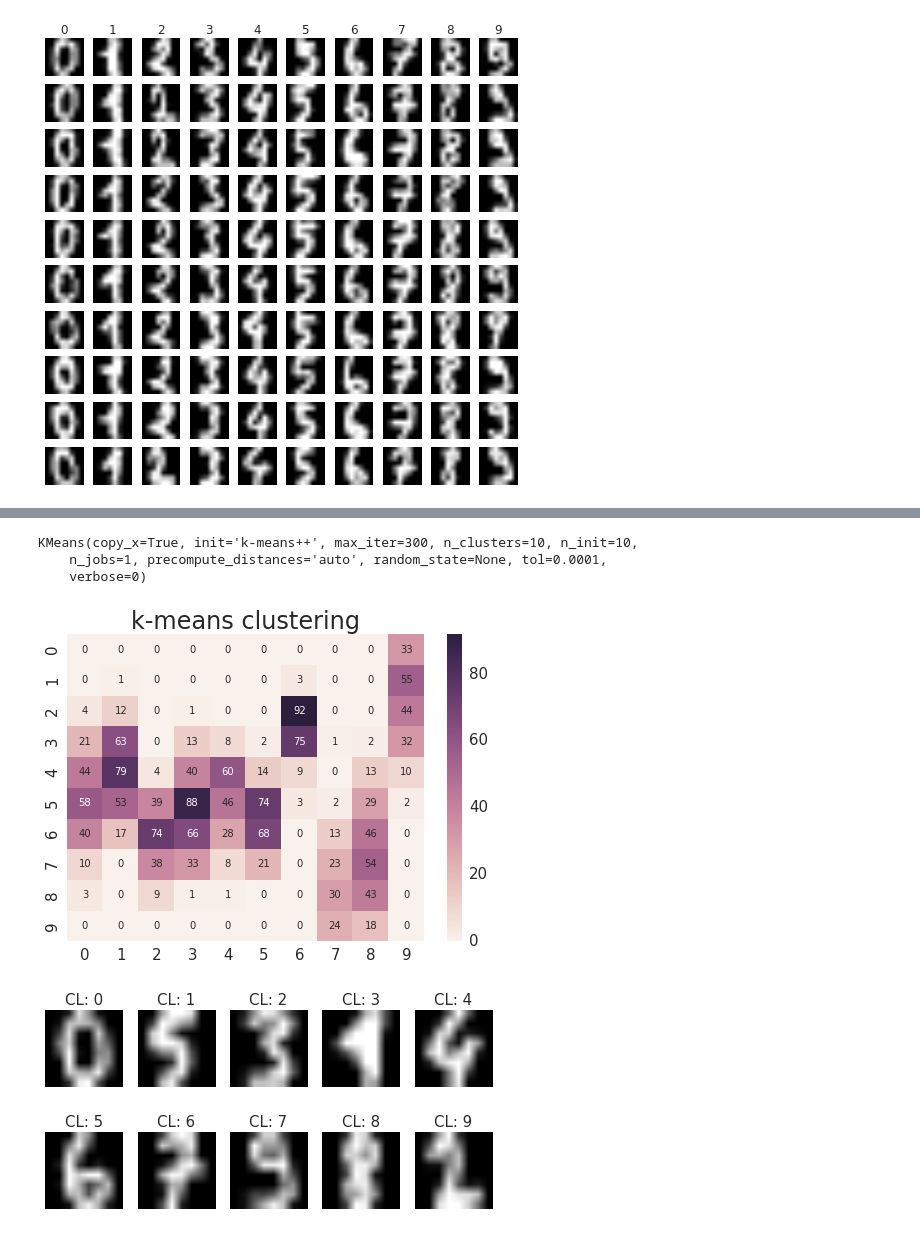
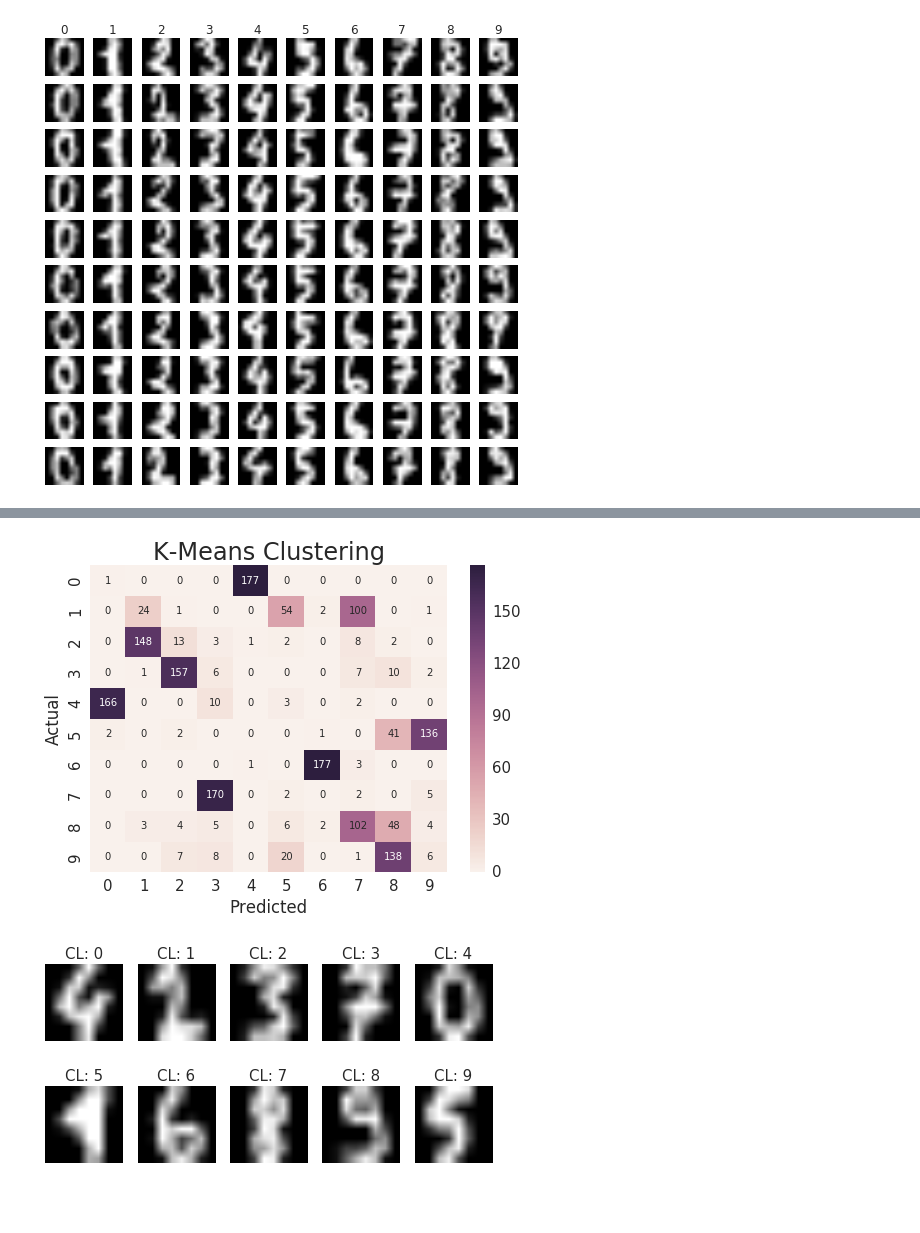
Before and after one commit to lcdm-uiuc/info490-sp16, a Jupyter notebook: Week5/notebooks/intro2cluster.ipynb, the cells around one changed output, grey strips where cells are left out. Saved outputs shown, nothing was run; the diff lists cells and outputs as text; code cells hidden in the pictures; blank space fills up the shorter version.

```diff
--- a/Week5/notebooks/intro2cluster.ipynb
+++ b/Week5/notebooks/intro2cluster.ipynb
@@ -125,20 +139,24 @@ y_pred = k_means.predict(x)
 # %%
 # Now we compare the cluster assignments to the real classes.
 
+# Two sets of colors, can modify these to ensure colors match between known and predicted clusters.
 clr = [sns.xkcd_rgb["pale red"], sns.xkcd_rgb["denim blue"], sns.xkcd_rgb["medium green"]]
 pclr = [sns.xkcd_rgb["medium green"], sns.xkcd_rgb["pale red"], sns.xkcd_rgb["denim blue"]]
 
+# Label data
 lbls = ['Setosa', 'Versicolor', 'Virginica']
 plbls = ['Class 0', 'Class 1', 'Class 2']
-
 cols = ['PCA1', 'PCA2', 'Species']
 
 # Data
 dt = pd.DataFrame(data, columns = cols)
+
 # Predicted Clusters
 pc = pd.DataFrame(np.concatenate((x, y_pred.reshape((150, 1))), axis=1), columns = cols)
 
-fig, ax = plt.subplots(figsize=(10, 10))
+# Now make the plot (Reuse code from helper functions)
+sns.set(font_scale=2.0)
+fig, ax = plt.subplots(figsize=(12, 10))
 
 for idx in range(3):
 
@@ -150,10 +168,12 @@ for idx in range(3):
 
 ax.set_xlim(-4.2, 4.6)
 ax.set_ylim(-1.8, 1.6)
+
 ax.set_xlabel('PCA 1')
 ax.set_ylabel('PCA 2')
 ax.set_title('Iris Data')
-ax.legend(bbox_to_anchor=(0.8, 1), loc=2)
+ax.legend(bbox_to_anchor=(1.0, 1), loc=2)
 
 sns.despine(offset=5, trim=True)
+sns.set(font_scale=1.0)
 # %% [output]
@@ -194,23 +213,27 @@ But in more complex data,
 # %%
-sns.set(style="ticks", font_scale=2.0)
-
 from sklearn.cluster import DBSCAN
 
+# Apply DBSCAN
 db = DBSCAN(eps=0.5, metric='euclidean', min_samples=10)
 db.fit(x)
 
+# Get cluster labels and assign plotting colors/labels.
 dblbls = set(db.labels_)
 dbclrs = sns.hls_palette(len(dblbls))
 dbcls = ['Class {0}'.format(idx) if idx >= 0 else 'Noise' for idx in dblbls]
 
 pc = pd.DataFrame(np.concatenate((x, db.labels_.reshape((150, 1))), axis=1), columns = cols)
 
-fig, ax = plt.subplots(figsize=(10, 10))
+# Make plot
+sns.set(font_scale=2.0)
+fig, ax = plt.subplots(figsize=(12, 10))
 
+# Plot three known clusters
 for idx in range(3):
     tmp_df = dt[dt['Species'] == idx]
     ax.scatter(tmp_df['PCA1'], tmp_df['PCA2'], color=clr[idx], label=lbls[idx], alpha=0.2, s=180)
 
+# Plot DBSCAN clusters (and noise)
 for idx in list(dblbls):
     tmp_pdf = pc[pc['Species'] == idx]
     ax.scatter(tmp_pdf['PCA1'], tmp_pdf['PCA2'], color=dbclrs[idx], label=dbcls[idx], alpha=1, s=30)
@@ -220,7 +243,7 @@ ax.set_ylim(-1.8, 1.6)
 ax.set_xlabel('PCA 1')
 ax.set_ylabel('PCA 2')
 ax.set_title('Iris Data')
-ax.legend(bbox_to_anchor=(0.8, 1), loc=2)
+ax.legend(bbox_to_anchor=(1, 1), loc=2)
 
 sns.despine(offset=5, trim=True)
 sns.set(font_scale=1.0)
@@ -283,30 +318,24 @@ score, the classification report, and the confusion matrix.
 # Principal Component Analysis
 from sklearn.decomposition import PCA
 
-# Testing parameters
-ncps = 25
-
-# Compute PCA for digit data
-pca = PCA(n_components=ncps, copy=True)
+# Compute PCA for digit data and transform
+pca = PCA(n_components=25, copy=True)
 data = pca.fit_transform(x)
 
-# We build our model assuming three clusters
+# We build our model assuming ten clusters
 k_means = KMeans(n_clusters=10, n_init=10)
 
-# We fit our data to assign classes
-k_means.fit(data)
+# We fit and transform our data to assign classes
+ft_data = k_means.fit_transform(data)
-# %% [output]
-KMeans(copy_x=True, init='k-means++', max_iter=300, n_clusters=10, n_init=10,
-    n_jobs=1, precompute_distances='auto', random_state=None, tol=0.0001,
-    verbose=0)
 # %%
 from helper_code import mlplots as mlp
 
-l_test = data[:, 2]
+l_test = y
 l_pred = k_means.predict(data)
-mlp.confusion(l_test, l_pred, range(10), 10, 'k-means clustering')
+
+mlp.confusion(l_test, l_pred, range(10), 10, 'K-Means Clustering')
 # %% [output]
-[figure, old version]
+[figure, new version]
 # %%
 sns.set(font_scale=1.25)
 fig, ax = plt.subplots(figsize=(8,4))
@@ -314,8 +343,7 @@ plt.gray()
 
 nrows = 2 ; ncols = 5
 
-ft_data = k_means.fit_transform(data)
-
+# We want to get the cluster closest to each cluster centroid
 for idx, img in enumerate(np.argmin(ft_data,axis=0)):
 
     ax = plt.subplot(nrows, ncols, idx + 1)
@@ -337,7 +365,7 @@ for idx, img in enumerate(np.argmin(ft_data,axis=0)):
 
 plt.show()
 # %% [output]
-[figure, old version]
+[figure, new version]
 # %%
 # Test on our ones
 ones = hd.make_ones()
```
Also changed, not shown: parts of 25 cells of this notebook, 3 other files.
